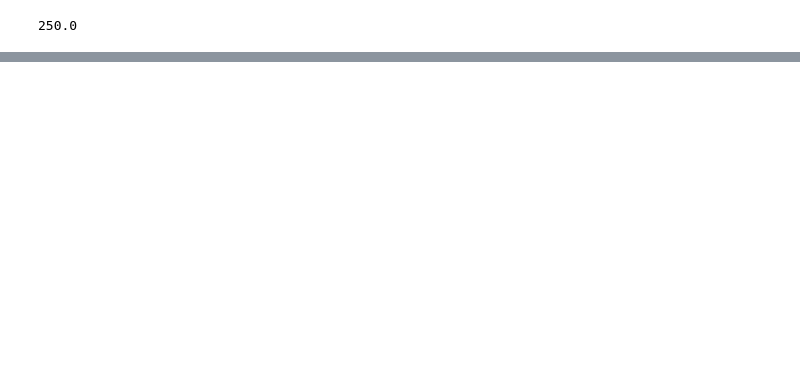
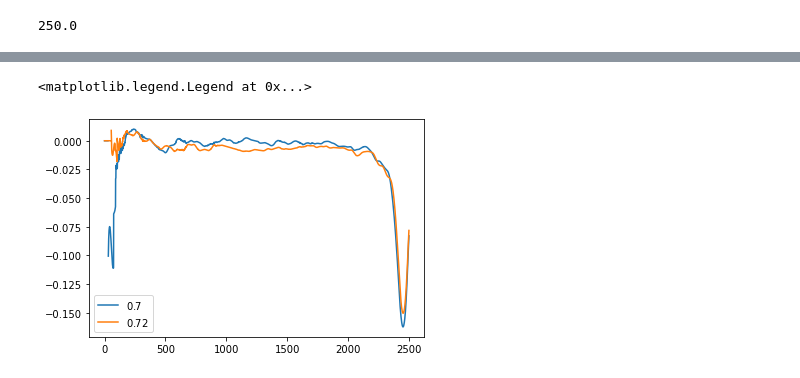
Before and after one commit to Rajarshi-prime/2D_HIT--GPU-, a Jupyter notebook: plotting-caustics.ipynb, the cells around one changed output, grey strips where cells are left out. Drawn from its saved outputs; the diff is of its cells as text; code cells hidden in the pictures; blank space fills up the shorter version.

```diff
--- a/plotting-caustics.ipynb
+++ b/plotting-caustics.ipynb
@@ -594,0 +85,23 @@ plt.grid()
+# %%
+labels = ["(a)","(b)","(c)","(d)"]
+bgcmap = ListedColormap([(0,0,0,0),(.96, .72, .97,0.6)])
+Qbins = np.linspace(-1.0,0.5,1001)
+Qvals = 0.5*(Qbins[1:]+Qbins[:-1])
+
+# alpha_values = np.array([0.72,1.0])
+alpha_values = np.array([0.70,0.72,0.75,0.77,0.8,0.9,0.95,1.0])
+cls = ["#219ebc", "#ffb703","#3a5a40"]
+norm = TwoSlopeNorm(vmin=-3, vmax=0.0,vcenter = -1.5)
+Zbins  = np.linspace(-25,25,1001)
+Zvals = 0.5*(Zbins[1:]+Zbins[:-1])
+Z2bins = np.linspace(-625,625,1001)
+Z2vals = 0.5*(Z2bins[1:]+Z2bins[:-1])
+tbins = np.linspace(times[0],times[-1],50)
+tvals = 0.5*(tbins[1:]+tbins[:-1])
+Q_caus_shifted_pdf = np.zeros((len(alpha_values),len(times),len(Qvals)))
+TrZ_caus_shifted_pdf = np.zeros((len(alpha_values),len(times),len(Zvals)))
+TrZ2_caus_shifted_pdf = np.zeros((len(alpha_values),len(times),len(Z2vals)))
+t_caus_pdf = np.zeros((len(alpha_values),len(tvals)))
+mean1 = np.zeros((len(alpha_values),len(times)))
+mean2 = np.zeros((len(alpha_values),len(times)))
+# lentcaus =
@@ -594,0 +187,7 @@ plt.grid()
+# %%
+plt.plot(mean2[0],label = f'${alpha_values[0]}$')
+plt.plot(mean2[1],label = f'${alpha_values[1]}$')
+plt.legend()
+# %% [output]
+<matplotlib.legend.Legend at 0x...>
+[figure, added]
```
Also changed, not shown: parts of 50 cells of this notebook, 5 other files.
